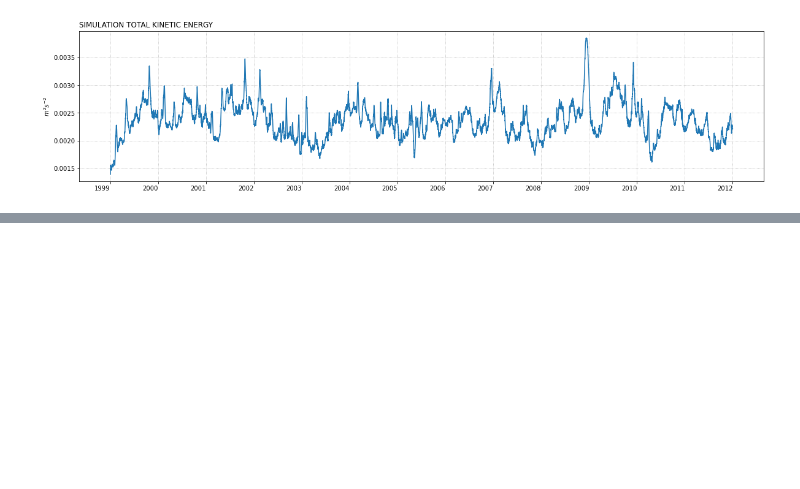
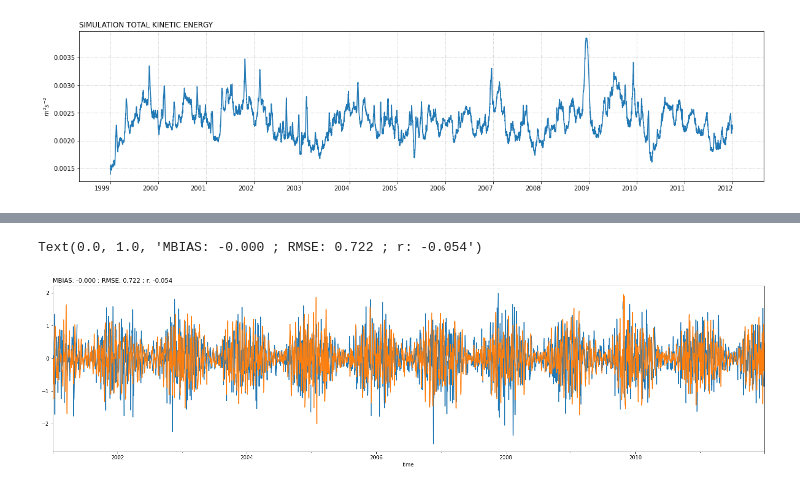
Before and after one commit to lucasglasner/CROCOSIMS, a Jupyter notebook: SIMSEQUIA/exploration_rund0control.ipynb, the cells around one changed output, grey strips where cells are left out. Saved outputs shown, nothing was run; the diff lists cells and outputs as text; code cells hidden in the pictures; blank space fills up the shorter version.

```diff
--- a/SIMSEQUIA/exploration_rund0control.ipynb
+++ b/SIMSEQUIA/exploration_rund0control.ipynb
@@ -135,0 +90,5 @@ for x in ax.ravel():
+# %%
+sstcroco_coquimbo = sst.sel(xi_rho=132, eta_rho=152, method='nearest').to_series()
+sstcroco_coquimbo.index = sstcroco_coquimbo.index - pd.Timedelta(hours=12, minutes=1, seconds=15)
+sst_coquimbo      = pd.read_csv('~/storage/TSM_Coquimbo.csv', index_col=0, parse_dates=True)
+sst_coquimbo      = sst_coquimbo['TSM[°C]'].resample('d').mean().loc["2001":"2011"]
@@ -135,0 +107,12 @@ for x in ax.ravel():
+# %%
+from scipy.stats import pearsonr
+fig, ax = plt.subplots(1,1, figsize=(25,6))
+pd.Series(filter_timeseries(sst_coquimbo, order=5, cutoff=1/30, btype='highpass'),index=sst_coquimbo.index).plot(ax=ax)
+pd.Series(filter_timeseries(sstcroco_coquimbo, order=5, cutoff=1/30,btype='highpass'),index=sstcroco_coquimbo.index).plot(ax=ax)
+ax.set_title('MBIAS: {:.3f} ; RMSE: {:.3f} ; r: {:.3f}'.format((pd.Series(filter_timeseries(sst_coquimbo, order=5, cutoff=1/30, btype='highpass'),index=sst_coquimbo.index)-pd.Series(filter_timeseries(sstcroco_coquimbo, order=5, cutoff=1/30,btype='highpass'),index=sstcroco_coquimbo.index)).mean(),
+                                                            ((pd.Series(filter_timeseries(sst_coquimbo, order=5, cutoff=1/30, btype='highpass'),index=sst_coquimbo.index)-pd.Series(filter_timeseries(sstcroco_coquimbo, order=5, cutoff=1/30,btype='highpass'),index=sstcroco_coquimbo.index))**2).mean()**0.5,
+                                                            pearsonr(pd.Series(filter_timeseries(sst_coquimbo, order=5, cutoff=1/30, btype='highpass'),index=sst_coquimbo.index).interpolate(), pd.Series(filter_timeseries(sstcroco_coquimbo, order=5, cutoff=1/30,btype='highpass'),index=sstcroco_coquimbo.index))[0]),
+             loc='left')
+# %% [output]
+Text(0.0, 1.0, 'MBIAS: -0.000 ; RMSE: 0.722 ; r: -0.054')
+[figure, added]
```
Also changed, not shown: parts of 15 cells of this notebook, 8 other files.
